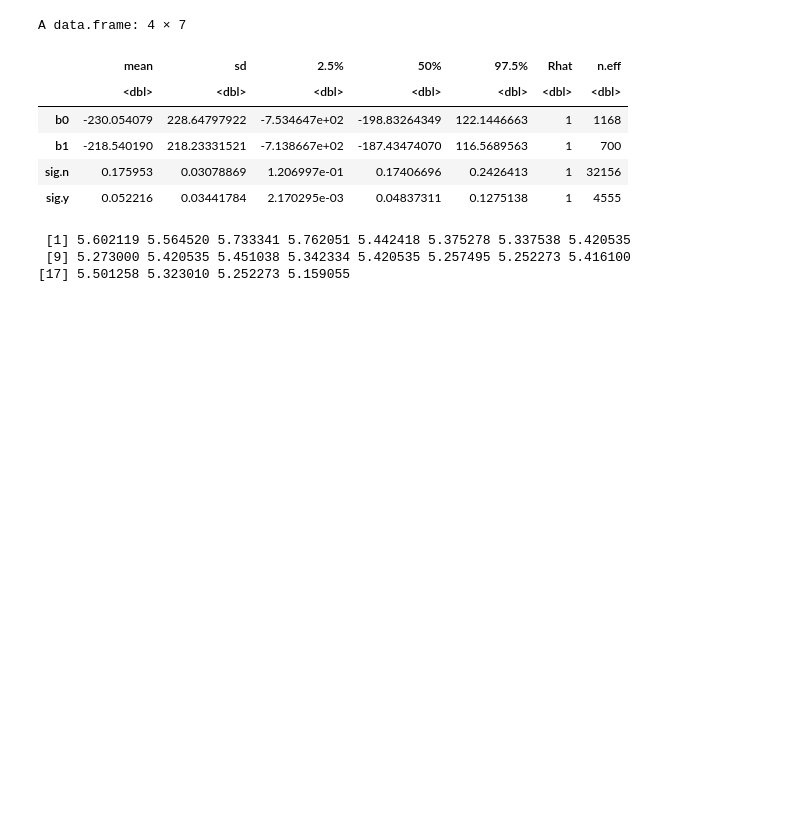
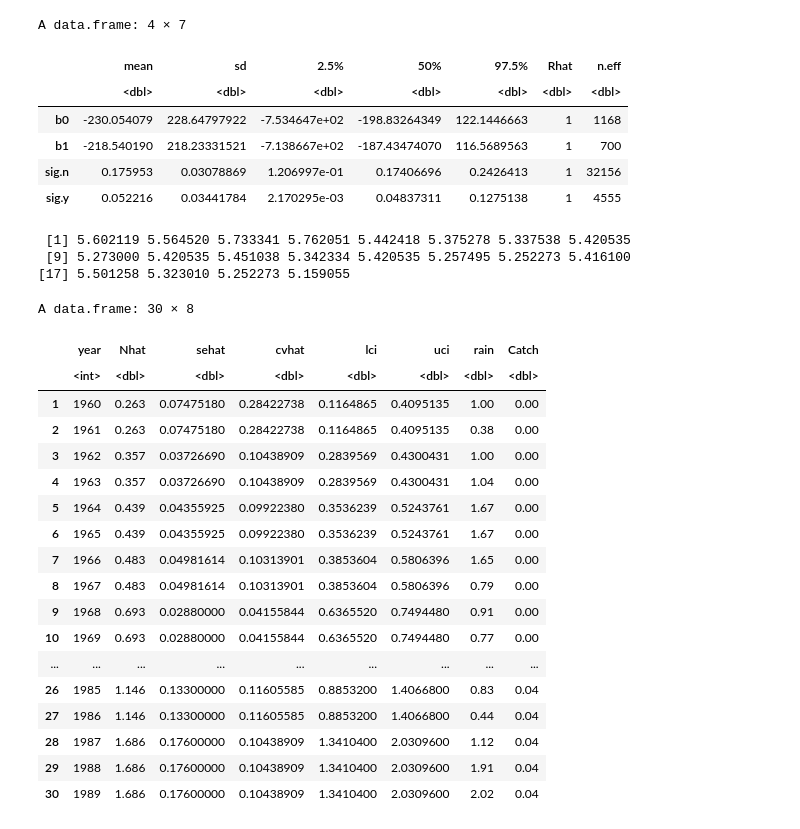
Before and after one commit to erikseulean/wildlife, a Jupyter notebook: Assignment2.ipynb, the cells around one changed output. Drawn from its saved outputs; the diff is of its cells as text; code cells hidden in the pictures; blank space fills up the shorter version.

```diff
--- a/Assignment2.ipynb
+++ b/Assignment2.ipynb
@@ -314,3 +331,25 @@ sig.y        0.054   0.036    0.002    0.051   0.132    FALSE 1.000 1.002
  [1] 5.602119 5.564520 5.733341 5.762051 5.442418 5.375278 5.337538 5.420535
  [9] 5.273000 5.420535 5.451038 5.342334 5.420535 5.257495 5.252273 5.416100
 [17] 5.501258 5.323010 5.252273 5.159055
+# %%
+wildebeest
+# %% [output]
+A data.frame: 30 × 8
+|  | year | Nhat | sehat | cvhat | lci | uci | rain | Catch |
+|  | <int> | <dbl> | <dbl> | <dbl> | <dbl> | <dbl> | <dbl> | <dbl> |
+| 1 | 1960 | 0.263 | 0.07475180 | 0.28422738 | 0.1164865 | 0.4095135 | 1.00 | 0.00 |
+| 2 | 1961 | 0.263 | 0.07475180 | 0.28422738 | 0.1164865 | 0.4095135 | 0.38 | 0.00 |
+| 3 | 1962 | 0.357 | 0.03726690 | 0.10438909 | 0.2839569 | 0.4300431 | 1.00 | 0.00 |
+| 4 | 1963 | 0.357 | 0.03726690 | 0.10438909 | 0.2839569 | 0.4300431 | 1.04 | 0.00 |
+| 5 | 1964 | 0.439 | 0.04355925 | 0.09922380 | 0.3536239 | 0.5243761 | 1.67 | 0.00 |
+| 6 | 1965 | 0.439 | 0.04355925 | 0.09922380 | 0.3536239 | 0.5243761 | 1.67 | 0.00 |
+| 7 | 1966 | 0.483 | 0.04981614 | 0.10313901 | 0.3853604 | 0.5806396 | 1.65 | 0.00 |
+| 8 | 1967 | 0.483 | 0.04981614 | 0.10313901 | 0.3853604 | 0.5806396 | 0.79 | 0.00 |
+| 9 | 1968 | 0.693 | 0.02880000 | 0.04155844 | 0.6365520 | 0.7494480 | 0.91 | 0.00 |
+| 10 | 1969 | 0.693 | 0.02880000 | 0.04155844 | 0.6365520 | 0.7494480 | 0.77 | 0.00 |
+| ... | ... | ... | ... | ... | ... | ... | ... | ... |
+| 26 | 1985 | 1.146 | 0.13300000 | 0.11605585 | 0.8853200 | 1.4066800 | 0.83 | 0.04 |
+| 27 | 1986 | 1.146 | 0.13300000 | 0.11605585 | 0.8853200 | 1.4066800 | 0.44 | 0.04 |
+| 28 | 1987 | 1.686 | 0.17600000 | 0.10438909 | 1.3410400 | 2.0309600 | 1.12 | 0.04 |
+| 29 | 1988 | 1.686 | 0.17600000 | 0.10438909 | 1.3410400 | 2.0309600 | 1.91 | 0.04 |
+| 30 | 1989 | 1.686 | 0.17600000 | 0.10438909 | 1.3410400 | 2.0309600 | 2.02 | 0.04 |
```
Also changed, not shown: parts of 4 cells of this notebook, 1 other file.
